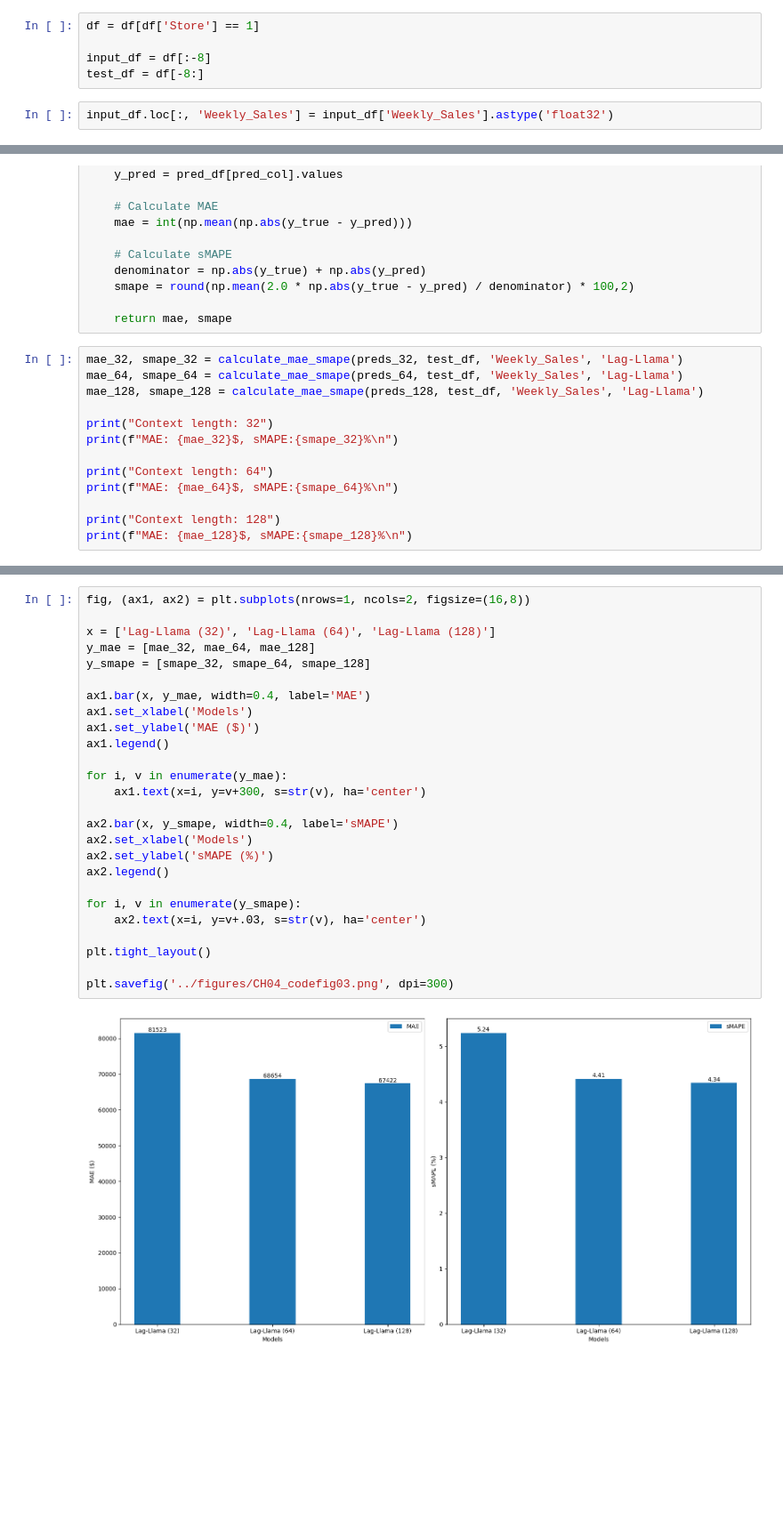
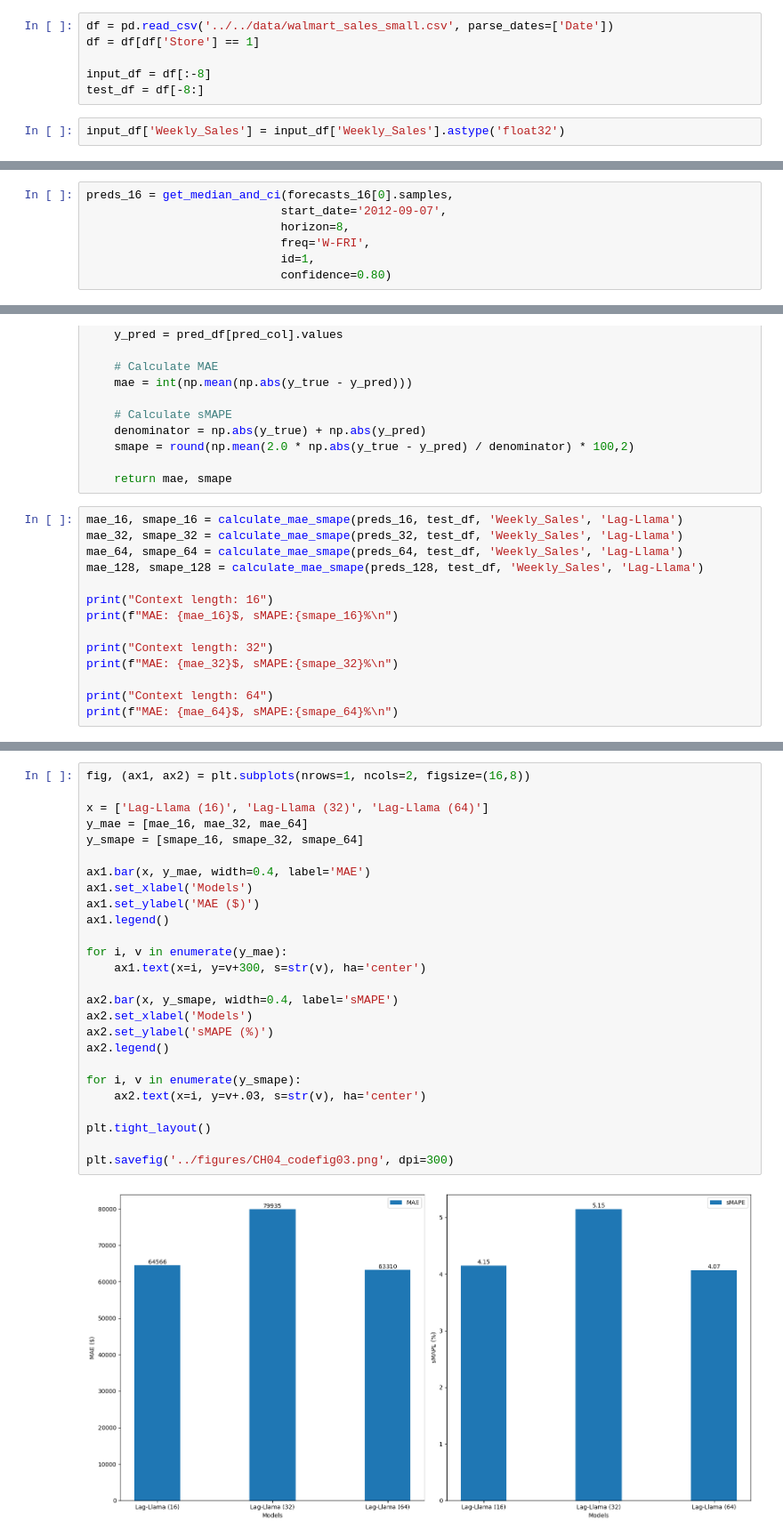
Before and after one commit to marcopeix/TimeSeriesForecastingUsingFoundationModels, a Jupyter notebook: CH04/CH04.ipynb, the cells around one changed output, grey strips where cells are left out. Shown at 89% size. Saved outputs shown, nothing was run; the diff lists cells and outputs as text; blank space fills up the shorter version.

```diff
--- a/CH04/CH04.ipynb
+++ b/CH04/CH04.ipynb
@@ -213,9 +228,10 @@ plt.savefig('../figures/CH04_codefig01.png', dpi=300)
 # %% [markdown]
 ## Tuning the context length
 # %%
+df = pd.read_csv('../../data/walmart_sales_small.csv', parse_dates=['Date'])
 df = df[df['Store'] == 1]
 
 input_df = df[:-8]
 test_df = df[-8:]
 # %%
-input_df.loc[:, 'Weekly_Sales'] = input_df['Weekly_Sales'].astype('float32')
+input_df['Weekly_Sales'] = input_df['Weekly_Sales'].astype('float32')
@@ -248,3 +264,10 @@ forecasts_128, _ = get_lag_llama_predictions(backtest_dataset,
+# %%
+preds_16 = get_median_and_ci(forecasts_16[0].samples,
+                            start_date='2012-09-07',
+                            horizon=8,
+                            freq='W-FRI',
+                            id=1,
+                            confidence=0.80)
 # %%
 preds_32 = get_median_and_ci(forecasts_32[0].samples,
                             start_date='2012-09-07',
@@ -285,16 +301,17 @@ def calculate_mae_smape(pred_df, test_df, target_col, pred_col):
 
     return mae, smape
 # %%
+mae_16, smape_16 = calculate_mae_smape(preds_16, test_df, 'Weekly_Sales', 'Lag-Llama')
 mae_32, smape_32 = calculate_mae_smape(preds_32, test_df, 'Weekly_Sales', 'Lag-Llama')
 mae_64, smape_64 = calculate_mae_smape(preds_64, test_df, 'Weekly_Sales', 'Lag-Llama')
 mae_128, smape_128 = calculate_mae_smape(preds_128, test_df, 'Weekly_Sales', 'Lag-Llama')
+
+print("Context length: 16")
+print(f"MAE: {mae_16}$, sMAPE:{smape_16}%\n")
 
 print("Context length: 32")
 print(f"MAE: {mae_32}$, sMAPE:{smape_32}%\n")
 
 print("Context length: 64")
 print(f"MAE: {mae_64}$, sMAPE:{smape_64}%\n")
-
-print("Context length: 128")
-print(f"MAE: {mae_128}$, sMAPE:{smape_128}%\n")
 # %% [output]
@@ -331,28 +348,28 @@ plt.savefig('../figures/CH04_codefig02.png', dpi=300)
 # %%
 fig, (ax1, ax2) = plt.subplots(nrows=1, ncols=2, figsize=(16,8))
 
-x = ['Lag-Llama (32)', 'Lag-Llama (64)', 'Lag-Llama (128)']
-y_mae = [mae_32, mae_64, mae_128]
-y_smape = [smape_32, smape_64, smape_128]
+x = ['Lag-Llama (16)', 'Lag-Llama (32)', 'Lag-Llama (64)']
+y_mae = [mae_16, mae_32, mae_64]
+y_smape = [smape_16, smape_32, smape_64]
 
 ax1.bar(x, y_mae, width=0.4, label='MAE')
 ax1.set_xlabel('Models')
 ax1.set_ylabel('MAE ($)')
 ax1.legend()
 
 for i, v in enumerate(y_mae):
     ax1.text(x=i, y=v+300, s=str(v), ha='center')
 
 ax2.bar(x, y_smape, width=0.4, label='sMAPE')
 ax2.set_xlabel('Models')
 ax2.set_ylabel('sMAPE (%)')
 ax2.legend()
 
 for i, v in enumerate(y_smape):
     ax2.text(x=i, y=v+.03, s=str(v), ha='center')
 
 plt.tight_layout()
 
 plt.savefig('../figures/CH04_codefig03.png', dpi=300)
 # %% [output]
-[figure, old version]
+[figure, new version]
```
Also changed, not shown: parts of 20 cells of this notebook, 5 other files.
